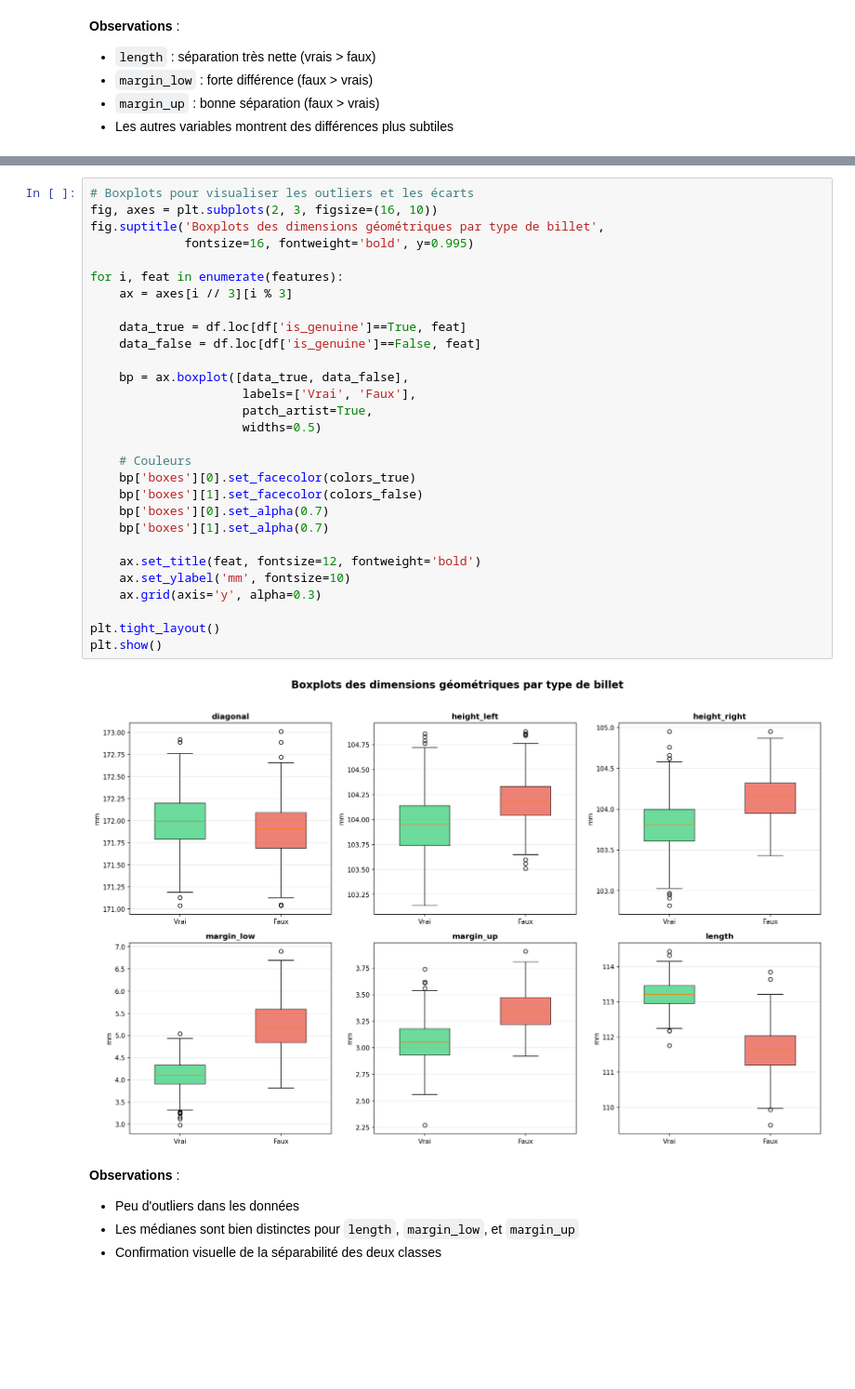
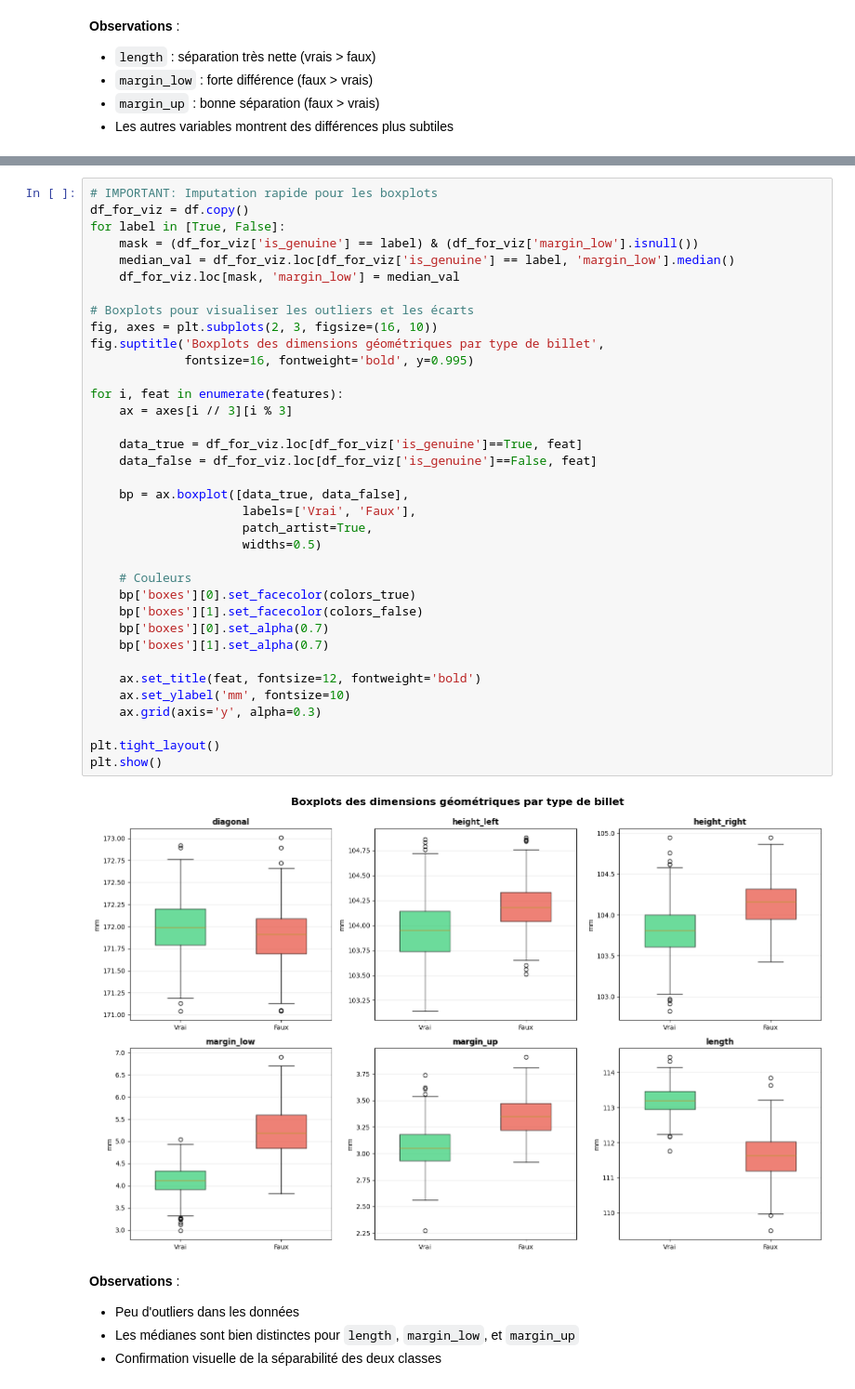
Before and after one commit to TheGoatLucien/Data_analyst, a Jupyter notebook: projets/projet 12/Detecteur_faux_billet_Nzeutom_Lucien/Nzeutom_Lucien_1_Notebook_analyse_032026.ipynb, the cells around one changed output, grey strips where cells are left out. Shown at 93% size. Drawn from its saved outputs; the diff is of its cells as text; blank space fills up the shorter version.

```diff
--- a/projets/projet 12/Detecteur_faux_billet_Nzeutom_Lucien/Nzeutom_Lucien_1_Notebook_analyse_032026.ipynb
+++ b/projets/projet 12/Detecteur_faux_billet_Nzeutom_Lucien/Nzeutom_Lucien_1_Notebook_analyse_032026.ipynb
@@ -132,34 +157,41 @@ plt.show()
 # %%
+# IMPORTANT: Imputation rapide pour les boxplots
+df_for_viz = df.copy()
+for label in [True, False]:
+    mask = (df_for_viz['is_genuine'] == label) & (df_for_viz['margin_low'].isnull())
+    median_val = df_for_viz.loc[df_for_viz['is_genuine'] == label, 'margin_low'].median()
+    df_for_viz.loc[mask, 'margin_low'] = median_val
+
 # Boxplots pour visualiser les outliers et les écarts
 fig, axes = plt.subplots(2, 3, figsize=(16, 10))
 fig.suptitle('Boxplots des dimensions géométriques par type de billet',
              fontsize=16, fontweight='bold', y=0.995)
 
 for i, feat in enumerate(features):
     ax = axes[i // 3][i % 3]
 
-    data_true = df.loc[df['is_genuine']==True, feat]
-    data_false = df.loc[df['is_genuine']==False, feat]
+    data_true = df_for_viz.loc[df_for_viz['is_genuine']==True, feat]
+    data_false = df_for_viz.loc[df_for_viz['is_genuine']==False, feat]
 
     bp = ax.boxplot([data_true, data_false],
                      labels=['Vrai', 'Faux'],
                      patch_artist=True,
                      widths=0.5)
 
     # Couleurs
     bp['boxes'][0].set_facecolor(colors_true)
     bp['boxes'][1].set_facecolor(colors_false)
     bp['boxes'][0].set_alpha(0.7)
     bp['boxes'][1].set_alpha(0.7)
 
     ax.set_title(feat, fontsize=12, fontweight='bold')
     ax.set_ylabel('mm', fontsize=10)
     ax.grid(axis='y', alpha=0.3)
 
 plt.tight_layout()
 plt.show()
 # %% [output]
-[figure, old version]
+[figure, new version]
 # %% [markdown]
 **Observations** :
 - Peu d'outliers dans les données
```
Also changed, not shown: parts of 33 cells of this notebook, 16 other files.
